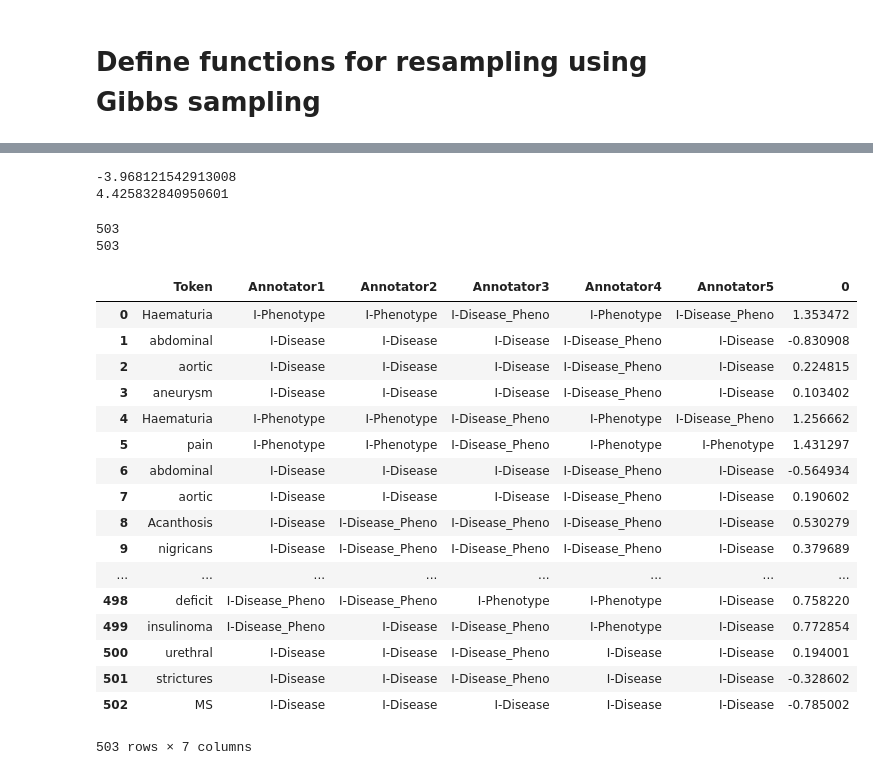
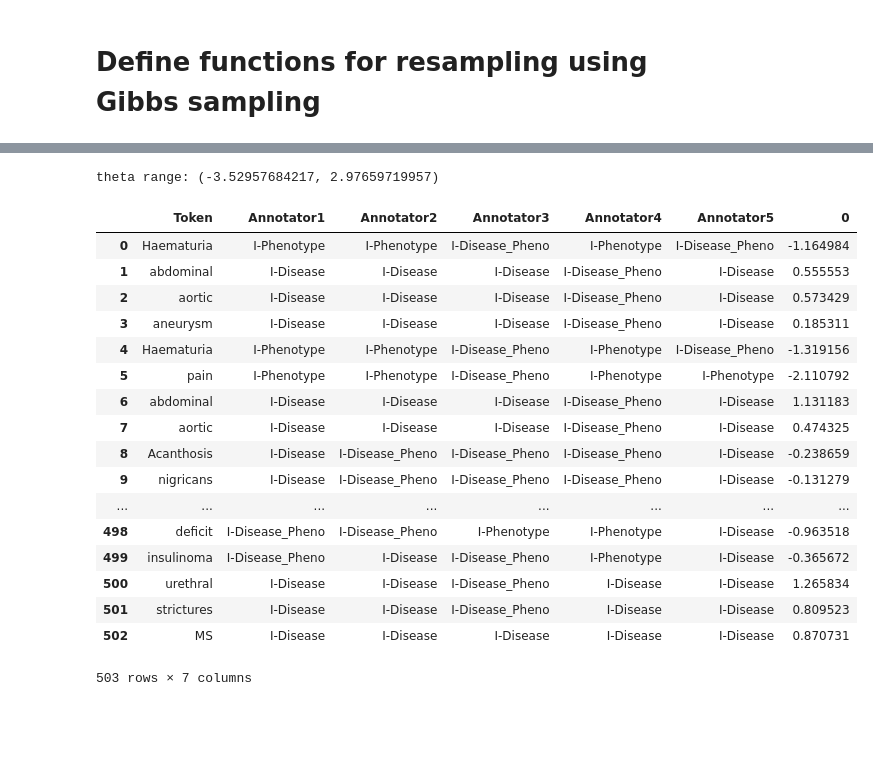
Before and after one commit to AkshitaB/scripps, a Jupyter notebook: graphical/IdealPoint.ipynb, the cells around one changed output, grey strips where cells are left out. Cells and saved outputs as stored; diff of their text form; code cells hidden in the pictures; blank space fills up the shorter version.

```diff
--- a/graphical/IdealPoint.ipynb
+++ b/graphical/IdealPoint.ipynb
@@ -192,8 +192,11 @@ def has_converged():
     pass
 
 def run_sampling(num_iter, thresh, print_freq=50):
-    #TODO: consider first step, when we decide if word is relevant or not.
     thetas = []
+    d_alphas = []
+    d_betas = []
+    p_alphas = []
+    p_betas = []
     for it in xrange(1, num_iter+1):
         resample()
         if it%print_freq == 0:
@@ -202,9 +205,31 @@ def run_sampling(num_iter, thresh, print_freq=50):
             break
         if it > thresh:
             thetas.append(latent['theta'])
-    return thetas
+            d_alphas.append(latent['d_alpha'])
+            p_alphas.append(latent['p_alpha'])
+            d_betas.append(latent['d_beta'])
+            p_betas.append(latent['p_beta'])
+
+    all_values = {}
+    all_values['thetas'] = thetas
+    all_values['d_alphas'] = d_alphas
+    all_values['d_betas'] = d_betas
+    all_values['p_alphas'] = p_alphas
+    all_values['p_betas'] = p_betas
+
+    return all_values
+
+def get_averages(all_values, num_iter, thresh):
+    avg_values = {}
+    avg_values['theta'] = np.sum(all_values['thetas'], axis=0)/(num_iter - thresh)
+    avg_values['d_alpha'] = np.sum(all_values['d_alphas'], axis=0)/(num_iter - thresh)
+    avg_values['d_beta'] = np.sum(all_values['d_betas'], axis=0)/(num_iter - thresh)
+    avg_values['p_alpha'] = np.sum(all_values['p_alphas'], axis=0)/(num_iter - thresh)
+    avg_values['p_beta'] = np.sum(all_values['p_betas'], axis=0)/(num_iter - thresh)
+    return avg_values
 # %%
 num_iter = 2000
 thresh = 300
-thetas = run_sampling(num_iter, thresh)
+all_values = run_sampling(num_iter, thresh)
+avg_values = get_averages(all_values, num_iter, thresh)
 # %% [output]
@@ -305,13 +264,4 @@ array([-0.28414549, -0.27969605, -0.28225163, -0.24293122, -0.32471589])
 # %%
-print min(latent['theta'])
-print max(latent['theta'])
+print 'theta range: ({}, {})'.format(min(avg_values['theta']), max(avg_values['theta']))
 # %% [output]
--3.968121542913008
-4.425832840950601
+theta range: (-3.52957684217, 2.97659719957)
-# %%
-print len(relevant_annotations)
-print len(avg_theta)
-relevant_annotations = relevant_annotations.reset_index()
-# %% [output]
-503
-503
@@ -318,28 +270,26 @@ relevant_annotations = relevant_annotations.reset_index()
 # %%
 pos = pd.DataFrame()
 pos = pd.concat([pos, relevant_annotations[['Token', 'Annotator1', 'Annotator2', 'Annotator3', 'Annotator4', 'Annotator5']]])
-#pos = pd.concat([pos, disease_annotations['Annotator1']])
-#pos = pd.concat([pos, disease_annotations['Annotator1']])
-pos = pd.concat([pos, pd.Series(latent['theta'])], axis=1)
+pos = pd.concat([pos, pd.Series(avg_values['theta'])], axis=1)
 pos
 # %% [output]
 |  | Token | Annotator1 | Annotator2 | Annotator3 | Annotator4 | Annotator5 | 0 |
-| 0 | Haematuria | I-Phenotype | I-Phenotype | I-Disease_Pheno | I-Phenotype | I-Disease_Pheno | 1.353472 |
-| 1 | abdominal | I-Disease | I-Disease | I-Disease | I-Disease_Pheno | I-Disease | -0.830908 |
-| 2 | aortic | I-Disease | I-Disease | I-Disease | I-Disease_Pheno | I-Disease | 0.224815 |
-| 3 | aneurysm | I-Disease | I-Disease | I-Disease | I-Disease_Pheno | I-Disease | 0.103402 |
-| 4 | Haematuria | I-Phenotype | I-Phenotype | I-Disease_Pheno | I-Phenotype | I-Disease_Pheno | 1.256662 |
-| 5 | pain | I-Phenotype | I-Phenotype | I-Disease_Pheno | I-Phenotype | I-Phenotype | 1.431297 |
-| 6 | abdominal | I-Disease | I-Disease | I-Disease | I-Disease_Pheno | I-Disease | -0.564934 |
-| 7 | aortic | I-Disease | I-Disease | I-Disease | I-Disease_Pheno | I-Disease | 0.190602 |
-| 8 | Acanthosis | I-Disease | I-Disease_Pheno | I-Disease_Pheno | I-Disease_Pheno | I-Disease | 0.530279 |
-| 9 | nigricans | I-Disease | I-Disease_Pheno | I-Disease_Pheno | I-Disease_Pheno | I-Disease | 0.379689 |
+| 0 | Haematuria | I-Phenotype | I-Phenotype | I-Disease_Pheno | I-Phenotype | I-Disease_Pheno | -1.164984 |
+| 1 | abdominal | I-Disease | I-Disease | I-Disease | I-Disease_Pheno | I-Disease | 0.555553 |
+| 2 | aortic | I-Disease | I-Disease | I-Disease | I-Disease_Pheno | I-Disease | 0.573429 |
+| 3 | aneurysm | I-Disease | I-Disease | I-Disease | I-Disease_Pheno | I-Disease | 0.185311 |
+| 4 | Haematuria | I-Phenotype | I-Phenotype | I-Disease_Pheno | I-Phenotype | I-Disease_Pheno | -1.319156 |
+| 5 | pain | I-Phenotype | I-Phenotype | I-Disease_Pheno | I-Phenotype | I-Phenotype | -2.110792 |
+| 6 | abdominal | I-Disease | I-Disease | I-Disease | I-Disease_Pheno | I-Disease | 1.131183 |
+| 7 | aortic | I-Disease | I-Disease | I-Disease | I-Disease_Pheno | I-Disease | 0.474325 |
+| 8 | Acanthosis | I-Disease | I-Disease_Pheno | I-Disease_Pheno | I-Disease_Pheno | I-Disease | -0.238659 |
+| 9 | nigricans | I-Disease | I-Disease_Pheno | I-Disease_Pheno | I-Disease_Pheno | I-Disease | -0.131279 |
 | ... | ... | ... | ... | ... | ... | ... | ... |
-| 498 | deficit | I-Disease_Pheno | I-Disease_Pheno | I-Phenotype | I-Phenotype | I-Disease | 0.758220 |
-| 499 | insulinoma | I-Disease_Pheno | I-Disease | I-Disease_Pheno | I-Phenotype | I-Disease | 0.772854 |
-| 500 | urethral | I-Disease | I-Disease | I-Disease_Pheno | I-Disease | I-Disease | 0.194001 |
-| 501 | strictures | I-Disease | I-Disease | I-Disease_Pheno | I-Disease | I-Disease | -0.328602 |
-| 502 | MS | I-Disease | I-Disease | I-Disease | I-Disease | I-Disease | -0.785002 |
+| 498 | deficit | I-Disease_Pheno | I-Disease_Pheno | I-Phenotype | I-Phenotype | I-Disease | -0.963518 |
+| 499 | insulinoma | I-Disease_Pheno | I-Disease | I-Disease_Pheno | I-Phenotype | I-Disease | -0.365672 |
+| 500 | urethral | I-Disease | I-Disease | I-Disease_Pheno | I-Disease | I-Disease | 1.265834 |
+| 501 | strictures | I-Disease | I-Disease | I-Disease_Pheno | I-Disease | I-Disease | 0.809523 |
+| 502 | MS | I-Disease | I-Disease | I-Disease | I-Disease | I-Disease | 0.870731 |
 503 rows × 7 columns
 # %%
 def plot_thetas(pos_annos, annotator):
```
Also changed, not shown: parts of 32 cells of this notebook.
